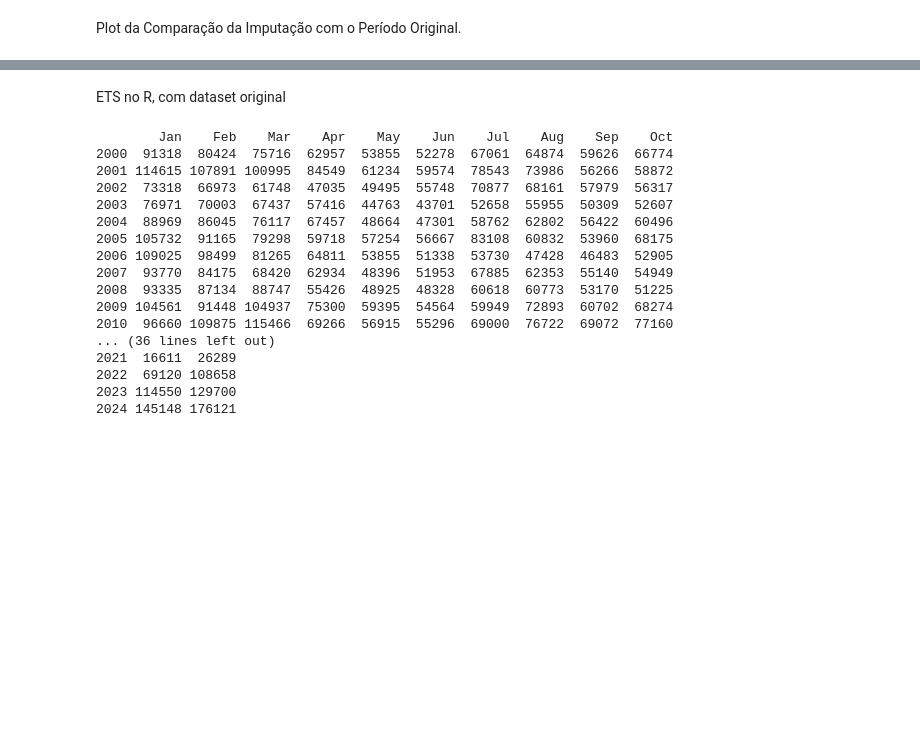
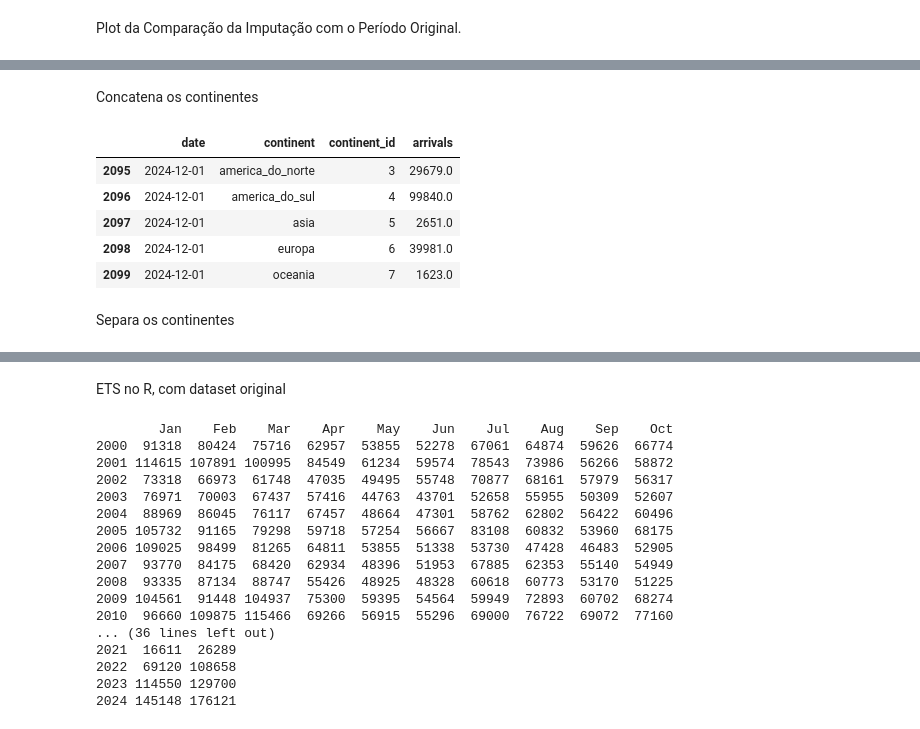
Before and after one commit to renanop/international_arrivals_time_series_forecasting, a Jupyter notebook: notebooks/modeling/STL.ipynb, the cells around one changed output, grey strips where cells are left out. Drawn from its saved outputs; the diff is of its cells as text; code cells hidden in the pictures; blank space fills up the shorter version.

```diff
--- a/notebooks/modeling/STL.ipynb
+++ b/notebooks/modeling/STL.ipynb
@@ -191,0 +312,14 @@ plt.show()
+# %% [markdown]
+Concatena os continentes
+# %%
+df_rj_continente = process_df(df=df, state="rio_de_janeiro", agg_cols=["date","continent","continent_id"], value_cols="arrivals", agg_func="sum")
+df_rj_continente.tail()
+# %% [output]
+|  | date | continent | continent_id | arrivals |
+| 2095 | 2024-12-01 | america_do_norte | 3 | 29679.0 |
+| 2096 | 2024-12-01 | america_do_sul | 4 | 99840.0 |
+| 2097 | 2024-12-01 | asia | 5 | 2651.0 |
+| 2098 | 2024-12-01 | europa | 6 | 39981.0 |
+| 2099 | 2024-12-01 | oceania | 7 | 1623.0 |
+# %% [markdown]
+Separa os continentes
```
Also changed, not shown: parts of 21 cells of this notebook.
